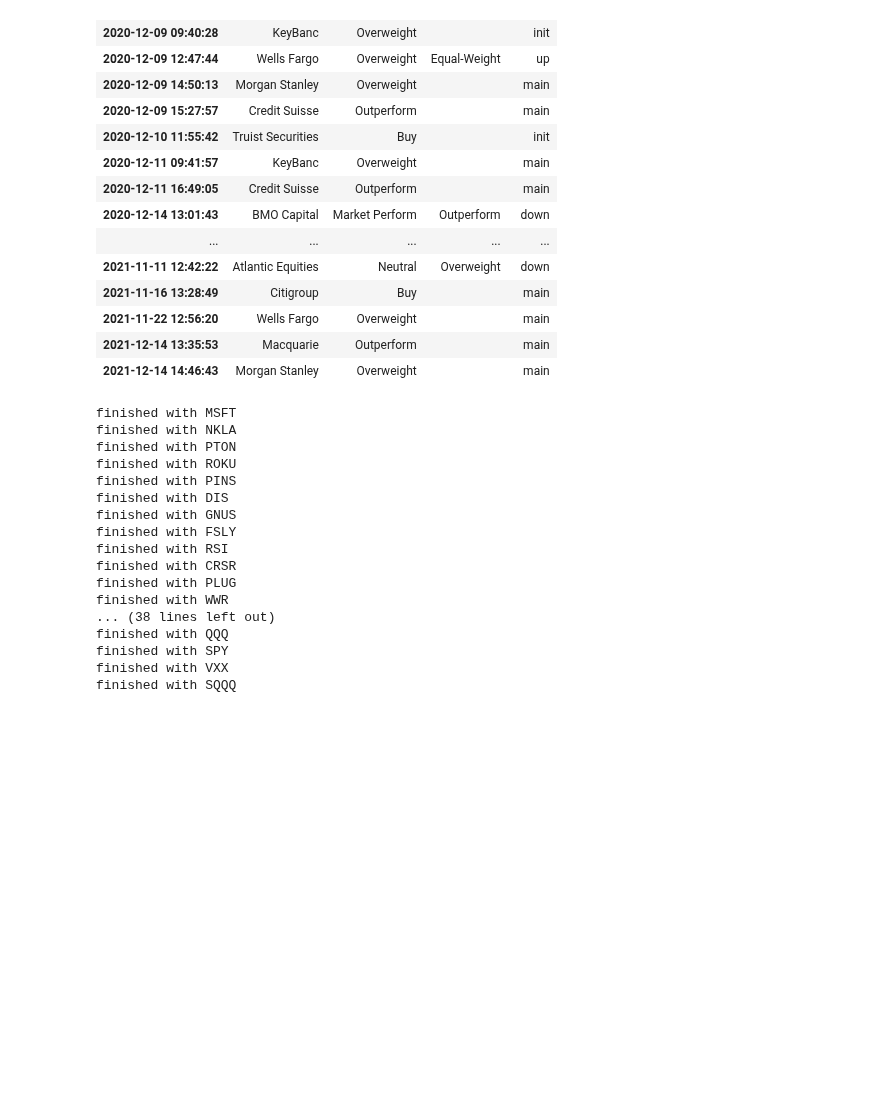
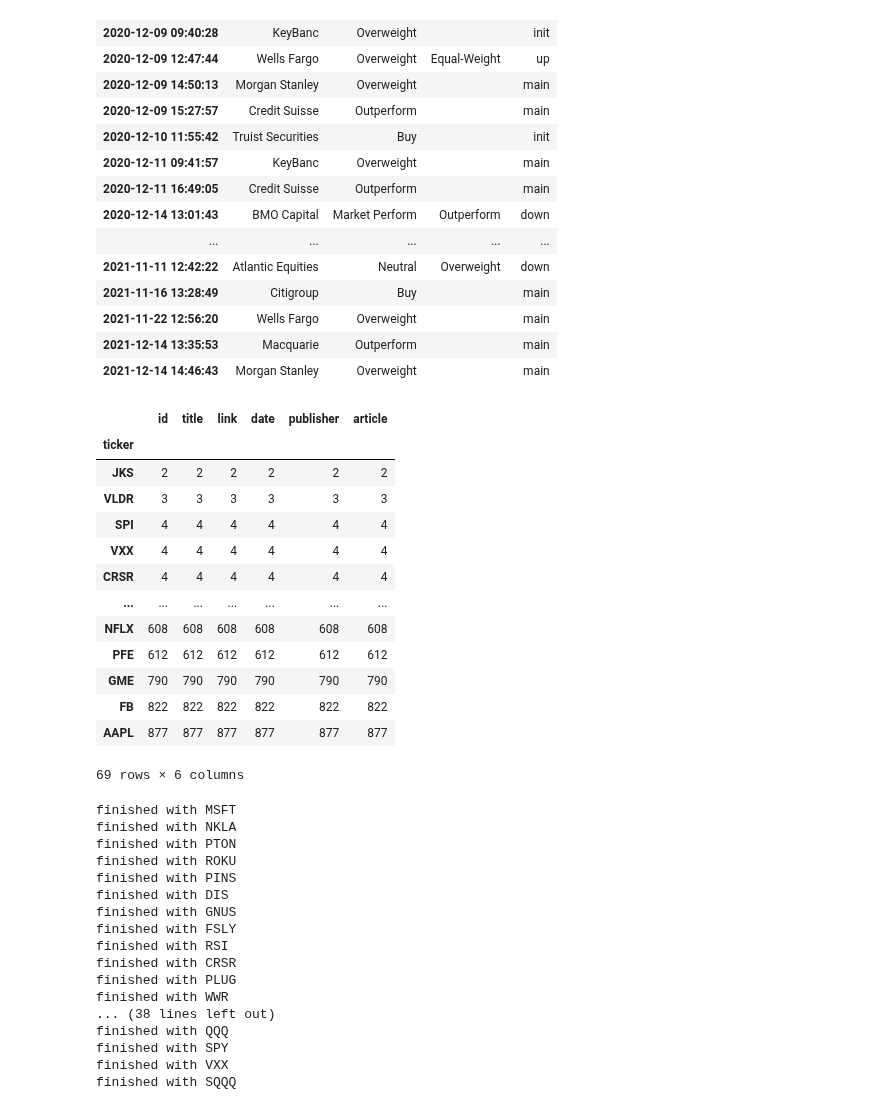
Before and after one commit to kyle-rgb/Discord_Project, a Jupyter notebook: notebooks/Data_Cleaning.ipynb, the cells around one changed output. Cells and saved outputs as stored; diff of their text form; code cells hidden in the pictures; blank space fills up the shorter version.

```diff
--- a/notebooks/Data_Cleaning.ipynb
+++ b/notebooks/Data_Cleaning.ipynb
@@ -2687,7 +2690,7 @@ caps["pageLoadStrategy"] = "eager"
 # %%
 dates = []
 # %%
-test_df = pd.DataFrame()
+# test_df = pd.DataFrame()
 # %%
 # ticker of company
 # title of article
@@ -2700,3 +2705,20 @@ test_df = pd.DataFrame()
+# %%
+test_df.groupby("ticker").count().sort_values("id")
+# %% [output]
+|  | id | title | link | date | publisher | article |
+| ticker |  |  |  |  |  |  |
+| JKS | 2 | 2 | 2 | 2 | 2 | 2 |
+| VLDR | 3 | 3 | 3 | 3 | 3 | 3 |
+| SPI | 4 | 4 | 4 | 4 | 4 | 4 |
+| VXX | 4 | 4 | 4 | 4 | 4 | 4 |
+| CRSR | 4 | 4 | 4 | 4 | 4 | 4 |
+| ... | ... | ... | ... | ... | ... | ... |
+| NFLX | 608 | 608 | 608 | 608 | 608 | 608 |
+| PFE | 612 | 612 | 612 | 612 | 612 | 612 |
+| GME | 790 | 790 | 790 | 790 | 790 | 790 |
+| FB | 822 | 822 | 822 | 822 | 822 | 822 |
+| AAPL | 877 | 877 | 877 | 877 | 877 | 877 |
+69 rows × 6 columns
 # %%
 # # {"company": "HYLN","start": , "end": , "url":""}, # {"company": "LMNL","start": , "end": , "url":""}, # {"company": "BTC-USD","start": , "end": , "url":""},
 # [{"company": "TSLA", "start": 330, "stop": 185, "url": "https://www.investing.com/equities/tesla-motors-news"},
```
Also changed, not shown: parts of 7 cells of this notebook, 2 other files.
